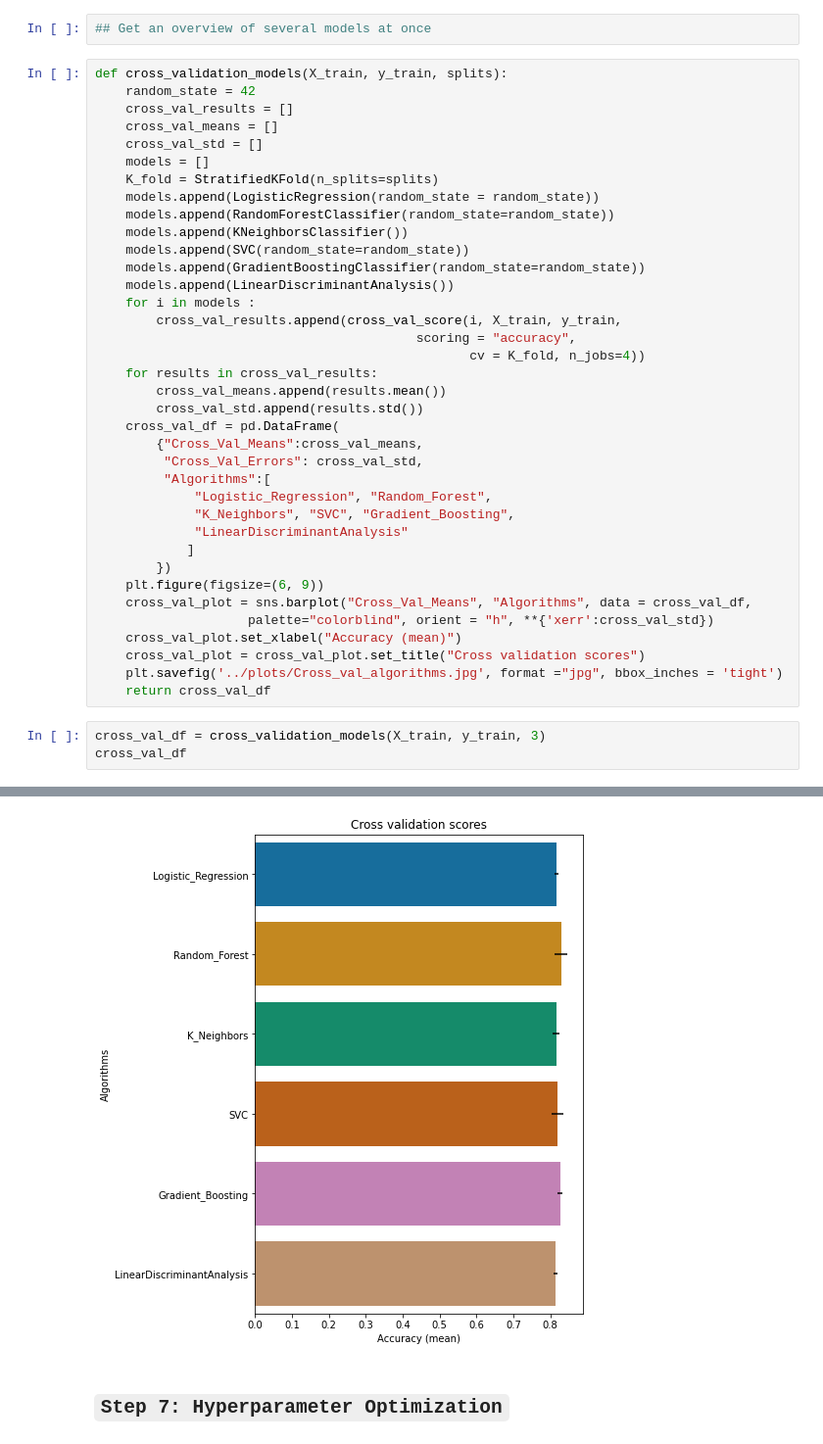
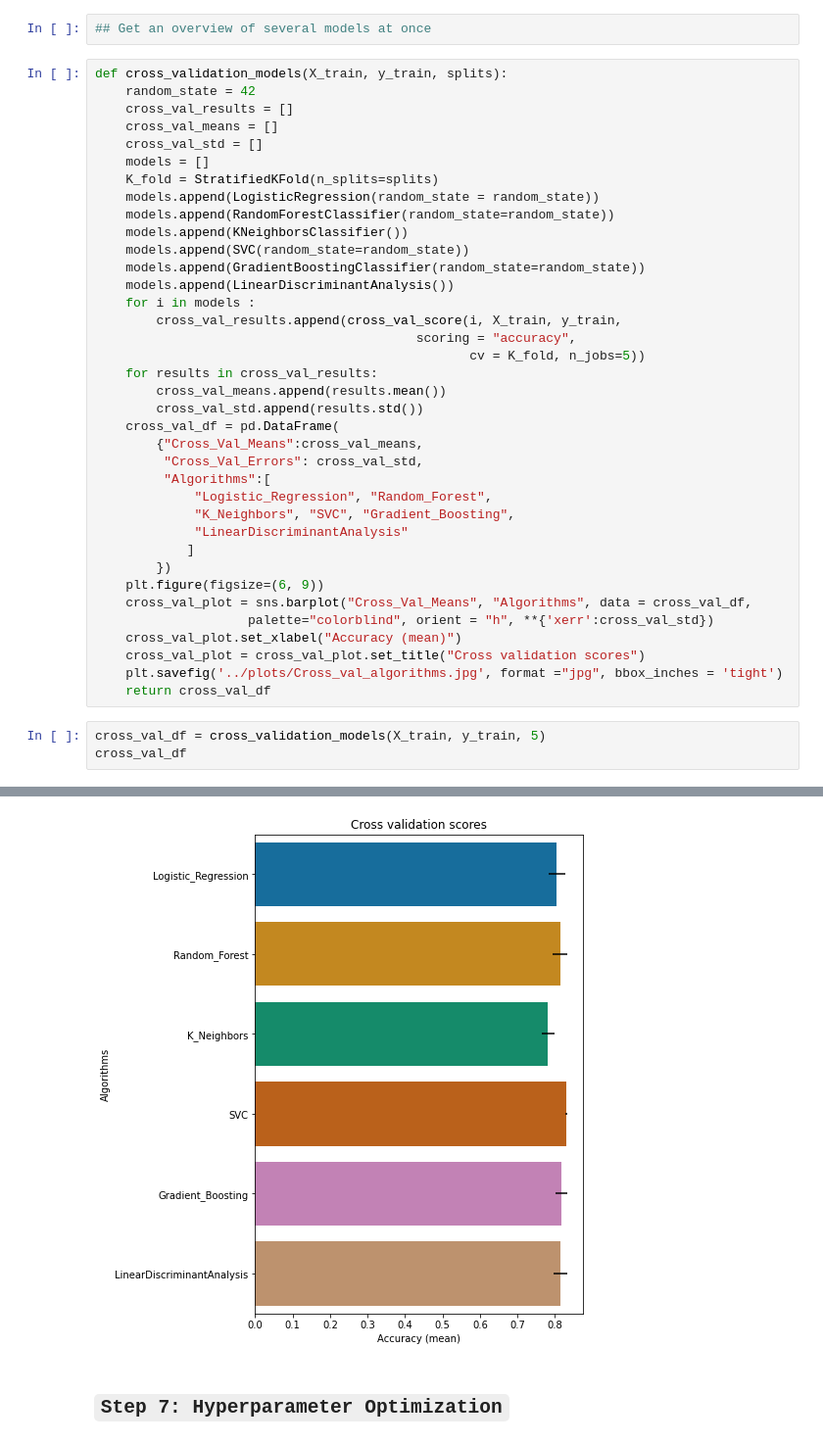
Before and after one commit to alperdomo/ML_classification, a Jupyter notebook: scripts/Project_Titanic_MacLearMod_survival_titanic.ipynb, the cells around one changed output, grey strips where cells are left out. Shown: that part at 98% size. Drawn from its saved outputs; the diff is of its cells as text.

```diff
--- a/scripts/Project_Titanic_MacLearMod_survival_titanic.ipynb
+++ b/scripts/Project_Titanic_MacLearMod_survival_titanic.ipynb
@@ -521,7 +527,7 @@ def cross_validation_models(X_train, y_train, splits):
     for i in models :
         cross_val_results.append(cross_val_score(i, X_train, y_train,
                                           scoring = "accuracy",
-                                                 cv = K_fold, n_jobs=4))
+                                                 cv = K_fold, n_jobs=5))
     for results in cross_val_results:
         cross_val_means.append(results.mean())
         cross_val_std.append(results.std())
@@ -542,7 +548,7 @@ def cross_validation_models(X_train, y_train, splits):
     plt.savefig('../plots/Cross_val_algorithms.jpg', format ="jpg", bbox_inches = 'tight')
     return cross_val_df
 # %%
-cross_val_df = cross_validation_models(X_train, y_train, 3)
+cross_val_df = cross_validation_models(X_train, y_train, 5)
 cross_val_df
 # %% [output]
 |  | Cross_Val_Means | Cross_Val_Errors | Algorithms |
@@ -555,4 +561,4 @@ cross_val_df
-[figure, old version]
+[figure, new version]
 # %% [markdown]
 ## `Step 7: Hyperparameter Optimization`
 # %% [markdown]
```
Also changed, not shown: parts of 62 cells of this notebook, 7 other files.
